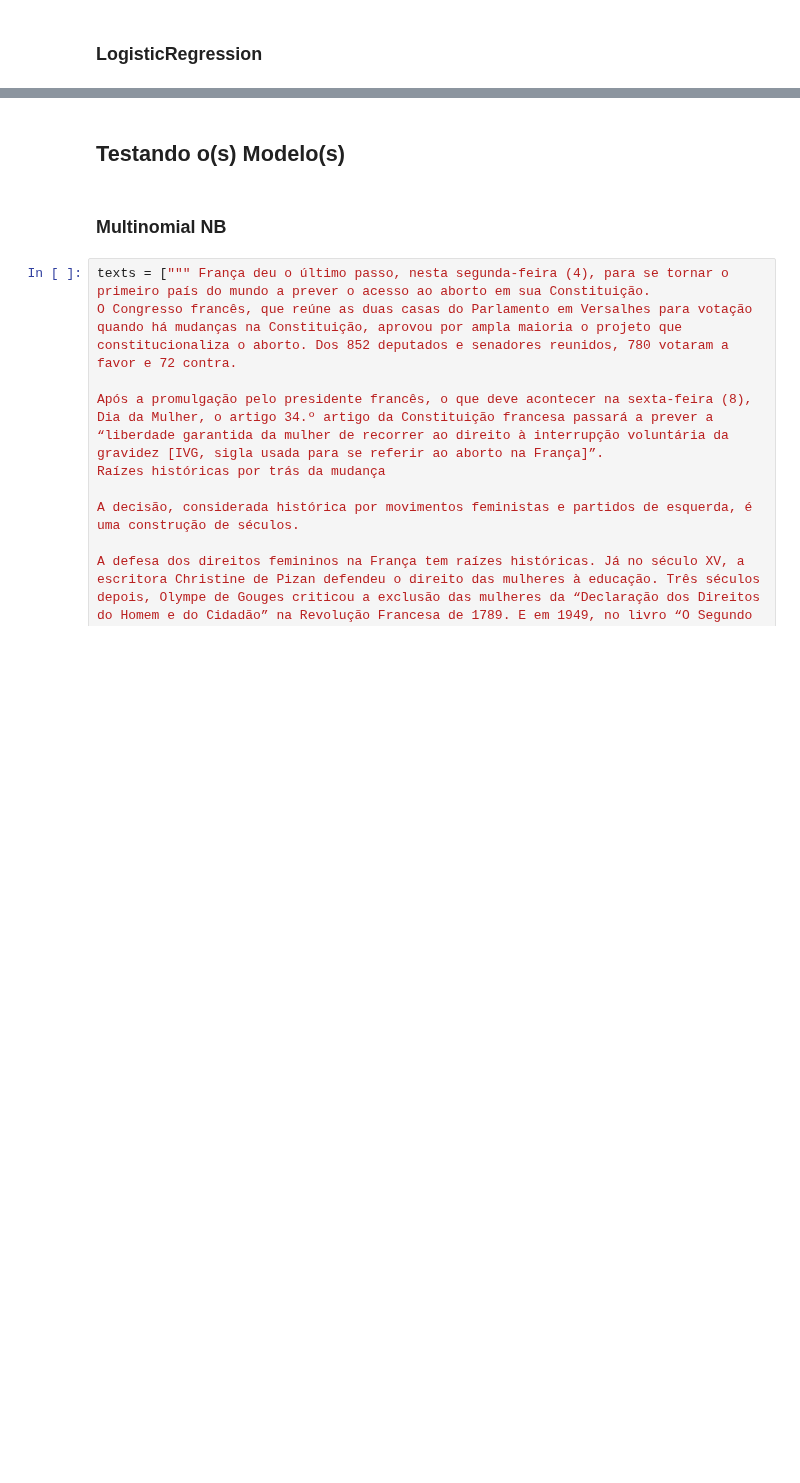
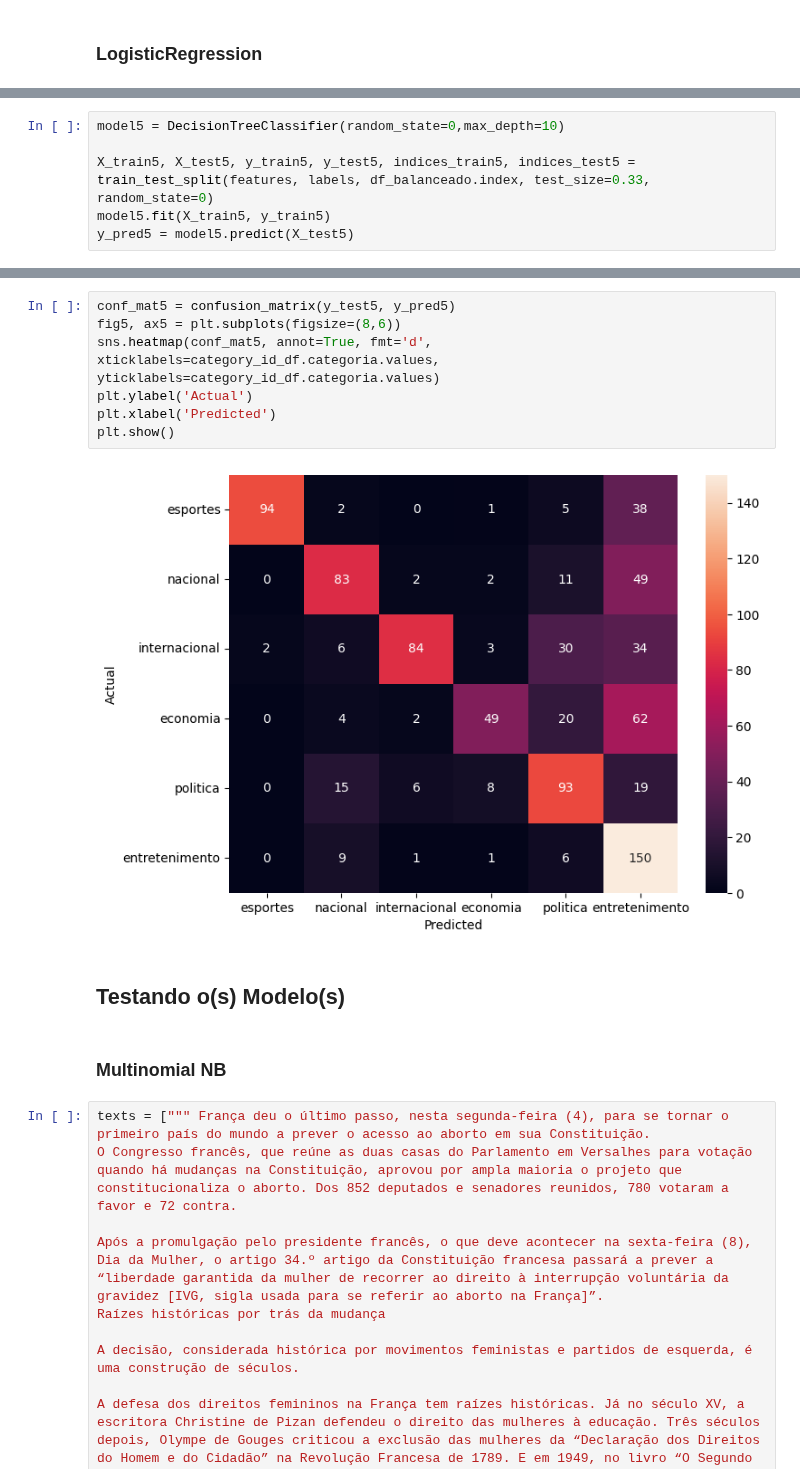
Before and after one commit to BiancaNCoelho/NLP, a Jupyter notebook: T03/Trabalho03.ipynb, the cells around one changed output, grey strips where cells are left out. Cells and saved outputs as stored; diff of their text form; blank space fills up the shorter version.

```diff
--- a/T03/Trabalho03.ipynb
+++ b/T03/Trabalho03.ipynb
@@ -372,0 +459,6 @@ plt.show()
+# %%
+model5 = DecisionTreeClassifier(random_state=0,max_depth=10)
+
+X_train5, X_test5, y_train5, y_test5, indices_train5, indices_test5 = train_test_split(features, labels, df_balanceado.index, test_size=0.33, random_state=0)
+model5.fit(X_train5, y_train5)
+y_pred5 = model5.predict(X_test5)
@@ -373,3 +480,12 @@ plt.show()
+# %%
+conf_mat5 = confusion_matrix(y_test5, y_pred5)
+fig5, ax5 = plt.subplots(figsize=(8,6))
+sns.heatmap(conf_mat5, annot=True, fmt='d', xticklabels=category_id_df.categoria.values, yticklabels=category_id_df.categoria.values)
+plt.ylabel('Actual')
+plt.xlabel('Predicted')
+plt.show()
+# %% [output]
+[figure, added]
 # %% [markdown]
 ## Testando o(s) Modelo(s)
 # %% [markdown]
```
Also changed, not shown: parts of 33 cells of this notebook.
